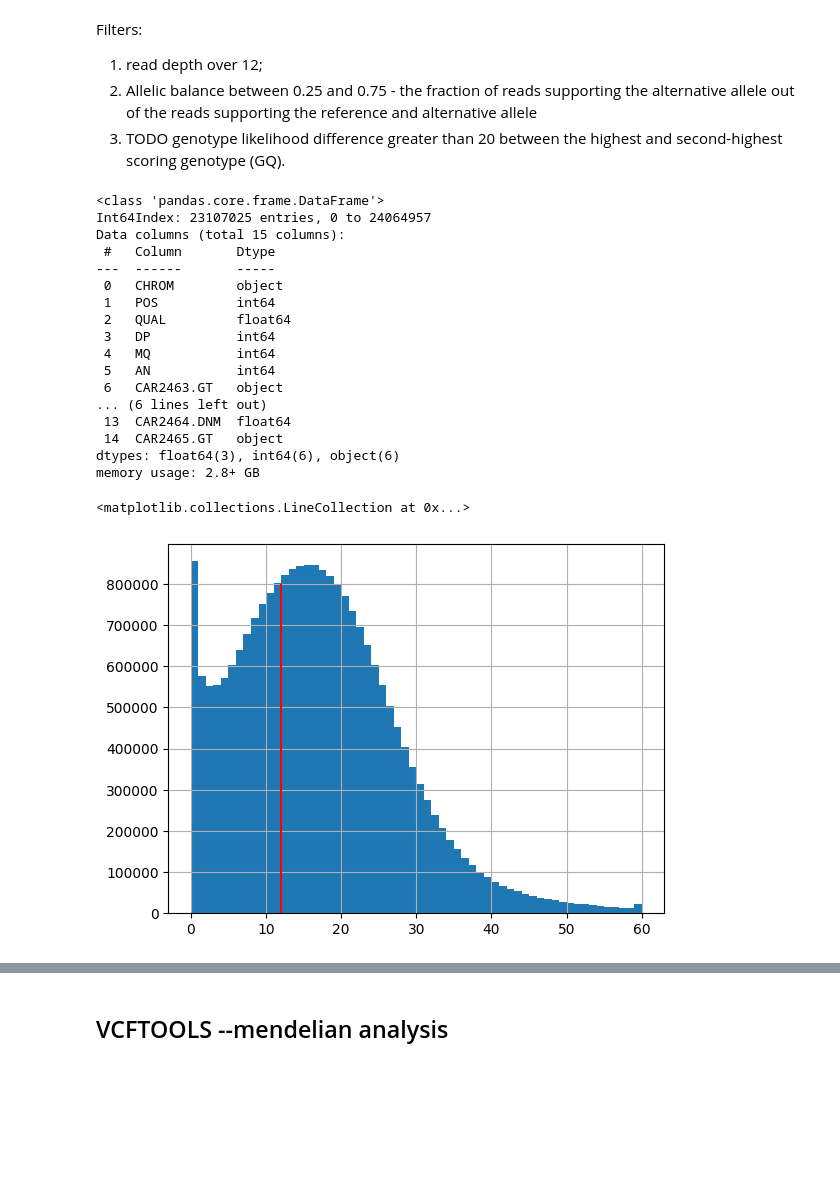
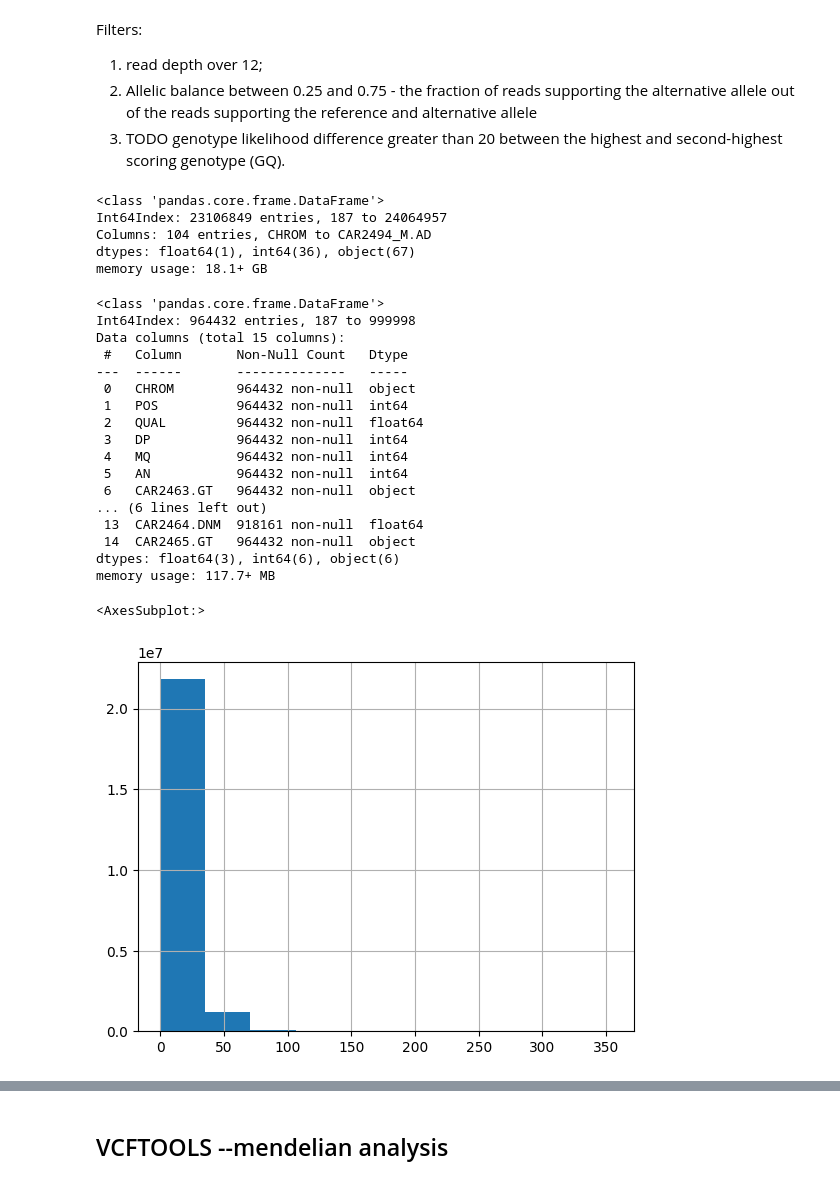
Before and after one commit to mitoclub/AquaSelection, a Jupyter notebook: intersect.ipynb, the cells around one changed output, grey strips where cells are left out. Saved outputs shown, nothing was run; the diff lists cells and outputs as text; code cells hidden in the pictures; blank space fills up the shorter version.

Commit message:
redo again

```diff
--- a/intersect.ipynb
+++ b/intersect.ipynb
@@ -14,6 +18,6 @@ print(samples_lst)
 # %%
 # 7min
-variants = pd.read_csv('./data/interim/redo/carps32.dnm2.SNPs.table', sep='\t')
+variants = pd.read_csv('./data/interim/redo/carps32.dnm2.SNPs.table.v2', sep='\t')
 variants = variants[(variants.DP > 30) & (variants.CHROM != 'NC_001606.1')]
 variants
 # %% [output]
@@ -54,29 +59,37 @@ Filters:
 1. read depth over 12;
 2. Allelic balance between 0.25 and 0.75 - the  fraction  of reads supporting the alternative allele out of the reads supporting the   reference  and alternative allele
 3. TODO genotype likelihood difference greater than 20 between the highest and    second-highest scoring genotype (GQ).
+# %%
+variants.info()
+# %% [output]
+<class 'pandas.core.frame.DataFrame'>
+Int64Index: 23106849 entries, 187 to 24064957
+Columns: 104 entries, CHROM to CAR2494_M.AD
+dtypes: float64(1), int64(36), object(67)
+memory usage: 18.1+ GB
 # %%
-variants.iloc[:, :15].info()
+variants10k.iloc[:, :15].info()
 # %% [output]
 <class 'pandas.core.frame.DataFrame'>
-Int64Index: 23107025 entries, 0 to 24064957
+Int64Index: 964432 entries, 187 to 999998
 Data columns (total 15 columns):
- #   Column       Dtype
----  ------       -----
- 0   CHROM        object
- 1   POS          int64
- 2   QUAL         float64
- 3   DP           int64
- 4   MQ           int64
- 5   AN           int64
- 6   CAR2463.GT   object
+ #   Column       Non-Null Count   Dtype
+---  ------       --------------   -----
+ 0   CHROM        964432 non-null  object
+ 1   POS          964432 non-null  int64
+ 2   QUAL         964432 non-null  float64
+ 3   DP           964432 non-null  int64
+ 4   MQ           964432 non-null  int64
+ 5   AN           964432 non-null  int64
+ 6   CAR2463.GT   964432 non-null  object
 ... (6 lines left out)
- 13  CAR2464.DNM  float64
- 14  CAR2465.GT   object
+ 13  CAR2464.DNM  918161 non-null  float64
+ 14  CAR2465.GT   964432 non-null  object
 dtypes: float64(3), int64(6), object(6)
-memory usage: 2.8+ GB
+memory usage: 117.7+ MB
 # %%
-variants['CAR2463.DP'][variants['CAR2463.DP'].between(0, 60)].hist(bins=60)
-plt.vlines(12, 0, 800000, 'red')
+variants['CAR2463.DP'].hist()
+# plt.vlines(12, 0, 600, 'red')
 # %% [output]
-<matplotlib.collections.LineCollection at 0x...>
+<AxesSubplot:>
-[figure, old version]
+[figure, new version]
```
Also changed, not shown: parts of 41 cells of this notebook, 6 other files.
